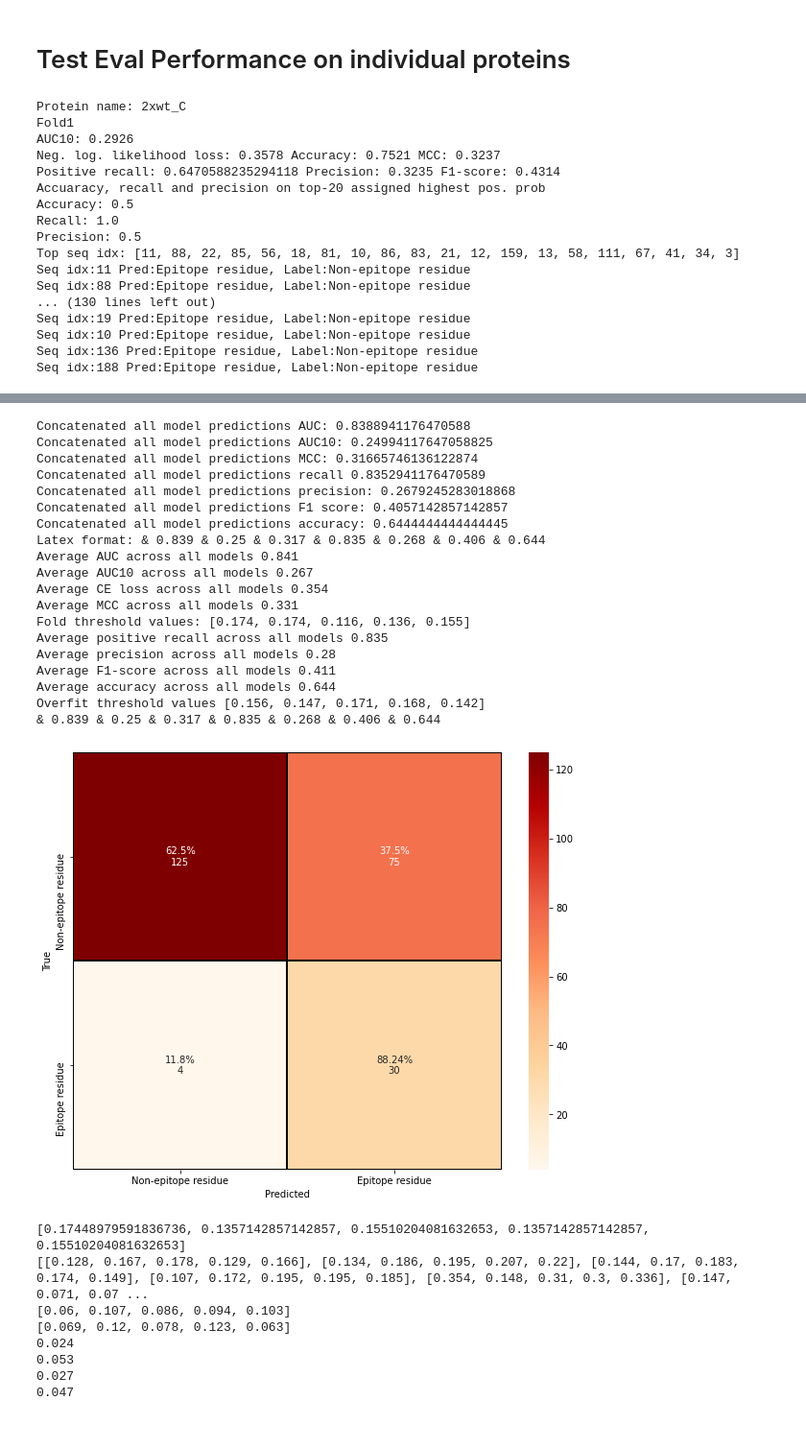
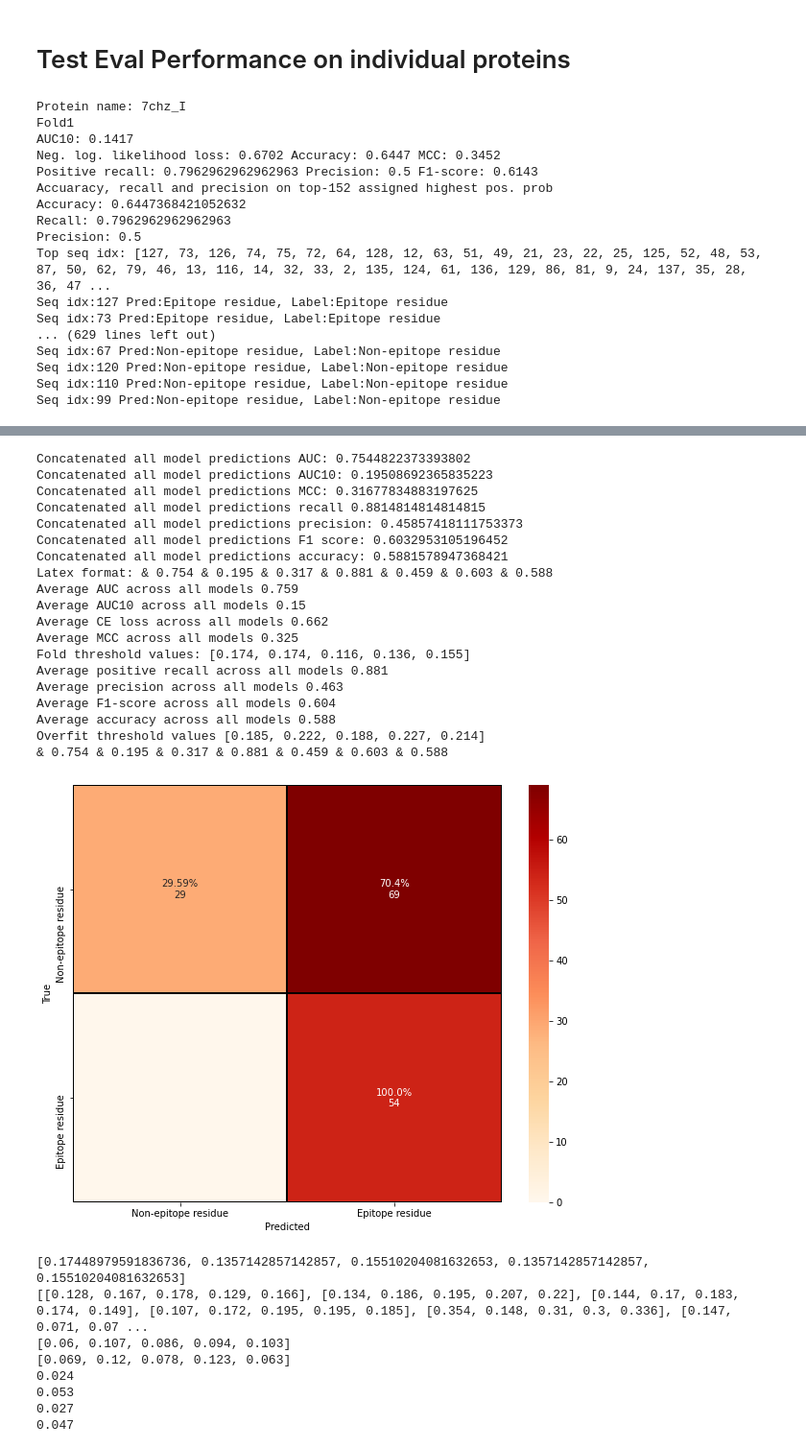
Before and after one commit to UberClifford/BepiPred3.0, a Jupyter notebook: DeepLearningModels.ipynb, the cells around one changed output, grey strips where cells are left out. Shown at 96% size. Drawn from its saved outputs; the diff is of its cells as text; code cells hidden in the pictures.

```diff
--- a/DeepLearningModels.ipynb
+++ b/DeepLearningModels.ipynb
@@ -1309,7 +1292,7 @@ model = MyDenseNet() ##DensenetNonHomRedESM
 
 #model = MyDenseNet(1281) #ESMClus50IDandSeqLen
 
-_, _ = evaluate_models_with_roc_curve(model, best_ce_loss_models, best_mcc_thresholds,  test_set_loader, plot_title, FIGURE_DIR / "roc_curve" )
+_, _, _, _ = evaluate_models_with_roc_curve(model, best_ce_loss_models, best_mcc_thresholds,  test_set_loader, plot_title, FIGURE_DIR / "roc_curve" )
 # %% [output]
 Fold1
 AUC10: 0.1144
@@ -1361,8 +1344,6 @@ anno_path = BEPIPRED3_CLUS50ID_TEST_ANNO
 #model_path = RESULTS_DIR / "NeuralNetworks" / "LSTMBP3ESMClus50ID" / "models"
 #model_path = RESULTS_DIR / "NeuralNetworks" / "LSTMBP3BlosumClus50ID" / "models"
 model_path = RESULTS_DIR / "NeuralNetworks" / "SeqlenDensenetBP3ESMClus50ID" / "models"
-
-
 
 #model architectures
 #model = MyDenseNet()
@@ -1410,9 +1391,9 @@ accs_in_test_set = ["7lj4_B","4xak_A",
 #accs_in_test_set = ["7jum_A"]
 
 #accs_in_test_set = ["4qci_D"]
-#accs_in_test_set = ["7chz_I"]
+accs_in_test_set = ["7chz_I"]
 #accs_in_test_set = ["5f72_K"]
-accs_in_test_set = ["2xwt_C"]
+#accs_in_test_set = ["2xwt_C"]
 
 latex_formats = str()
 for acc_in_test_set in accs_in_test_set:
@@ -1430,11 +1411,11 @@ for acc_in_test_set in accs_in_test_set:
 #                                              batch_size=4, accs_to_evaluate = [acc_in_test_set],
 #                                             use_both_encodings=True)
 
-    overfit_test_protein_thresholds, latex_format = evaluate_models_with_roc_curve(model, best_ce_loss_models,
+    overfit_test_protein_thresholds, latex_format, _, _ = evaluate_models_with_roc_curve(model, best_ce_loss_models,
                                                                      best_mcc_thresholds,
                                                                      test_set_loader, plot_title,
                                                                      FIGURE_DIR / "roc_curve",
-                                                                    print_top_seq_idxs=True, num_top_preds_to_print=20)
+                                                                    print_top_seq_idxs=True, num_top_preds_to_print=152)
 
 
 
@@ -1446,20 +1427,20 @@ for acc_in_test_set in accs_in_test_set:
 #print stuff for latex formatted tables
 print(latex_formats[:-1])
 # %% [output]
-Protein name: 2xwt_C
+Protein name: 7chz_I
 Fold1
-AUC10: 0.2926
-Neg. log. likelihood loss: 0.3578 Accuracy: 0.7521 MCC: 0.3237
-Positive recall: 0.6470588235294118 Precision: 0.3235 F1-score: 0.4314
-Accuaracy, recall and precision on top-20 assigned highest pos. prob
-Accuracy: 0.5
-Recall: 1.0
+AUC10: 0.1417
+Neg. log. likelihood loss: 0.6702 Accuracy: 0.6447 MCC: 0.3452
+Positive recall: 0.7962962962962963 Precision: 0.5 F1-score: 0.6143
+Accuaracy, recall and precision on top-152 assigned highest pos. prob
+Accuracy: 0.6447368421052632
+Recall: 0.7962962962962963
 Precision: 0.5
-Top seq idx: [11, 88, 22, 85, 56, 18, 81, 10, 86, 83, 21, 12, 159, 13, 58, 111, 67, 41, 34, 3]
-Seq idx:11 Pred:Epitope residue, Label:Non-epitope residue
-Seq idx:88 Pred:Epitope residue, Label:Non-epitope residue
-... (130 lines left out)
-Seq idx:19 Pred:Epitope residue, Label:Non-epitope residue
-Seq idx:10 Pred:Epitope residue, Label:Non-epitope residue
-Seq idx:136 Pred:Epitope residue, Label:Non-epitope residue
-Seq idx:188 Pred:Epitope residue, Label:Non-epitope residue
+Top seq idx: [127, 73, 126, 74, 75, 72, 64, 128, 12, 63, 51, 49, 21, 23, 22, 25, 125, 52, 48, 53, 87, 50, 62, 79, 46, 13, 116, 14, 32, 33, 2, 135, 124, 61, 136, 129, 86, 81, 9, 24, 137, 35, 28, 36, 47 ...
+Seq idx:127 Pred:Epitope residue, Label:Epitope residue
+Seq idx:73 Pred:Epitope residue, Label:Epitope residue
+... (629 lines left out)
+Seq idx:67 Pred:Non-epitope residue, Label:Non-epitope residue
+Seq idx:120 Pred:Non-epitope residue, Label:Non-epitope residue
+Seq idx:110 Pred:Non-epitope residue, Label:Non-epitope residue
+Seq idx:99 Pred:Non-epitope residue, Label:Non-epitope residue
@@ -1484,23 +1465,23 @@ Save directory was already there. Saving it there.
-Concatenated all model predictions AUC: 0.8388941176470588
-Concatenated all model predictions AUC10: 0.24994117647058825
-Concatenated all model predictions MCC: 0.31665746136122874
-Concatenated all model predictions recall 0.8352941176470589
-Concatenated all model predictions precision: 0.2679245283018868
-Concatenated all model predictions F1 score: 0.4057142857142857
-Concatenated all model predictions accuracy: 0.6444444444444445
-Latex format: & 0.839 & 0.25 & 0.317 & 0.835 & 0.268 & 0.406 & 0.644
-Average AUC across all models 0.841
-Average AUC10 across all models 0.267
-Average CE loss across all models 0.354
-Average MCC across all models 0.331
+Concatenated all model predictions AUC: 0.7544822373393802
+Concatenated all model predictions AUC10: 0.19508692365835223
+Concatenated all model predictions MCC: 0.31677834883197625
+Concatenated all model predictions recall 0.8814814814814815
+Concatenated all model predictions precision: 0.45857418111753373
+Concatenated all model predictions F1 score: 0.6032953105196452
+Concatenated all model predictions accuracy: 0.5881578947368421
+Latex format: & 0.754 & 0.195 & 0.317 & 0.881 & 0.459 & 0.603 & 0.588
+Average AUC across all models 0.759
+Average AUC10 across all models 0.15
+Average CE loss across all models 0.662
+Average MCC across all models 0.325
 Fold threshold values: [0.174, 0.174, 0.116, 0.136, 0.155]
-Average positive recall across all models 0.835
-Average precision across all models 0.28
-Average F1-score across all models 0.411
-Average accuracy across all models 0.644
-Overfit threshold values [0.156, 0.147, 0.171, 0.168, 0.142]
-& 0.839 & 0.25 & 0.317 & 0.835 & 0.268 & 0.406 & 0.644
+Average positive recall across all models 0.881
+Average precision across all models 0.463
+Average F1-score across all models 0.604
+Average accuracy across all models 0.588
+Overfit threshold values [0.185, 0.222, 0.188, 0.227, 0.214]
+& 0.754 & 0.195 & 0.317 & 0.881 & 0.459 & 0.603 & 0.588
-[figure, old version]
+[figure, new version]
 # %%
 #get average distance of optimized threshold for protein, to one used for entire test set
 num_of_thresholds = len(overfit_test_proteins_thresholds[0])
```
Also changed, not shown: parts of 16 cells of this notebook, 8 other files.
